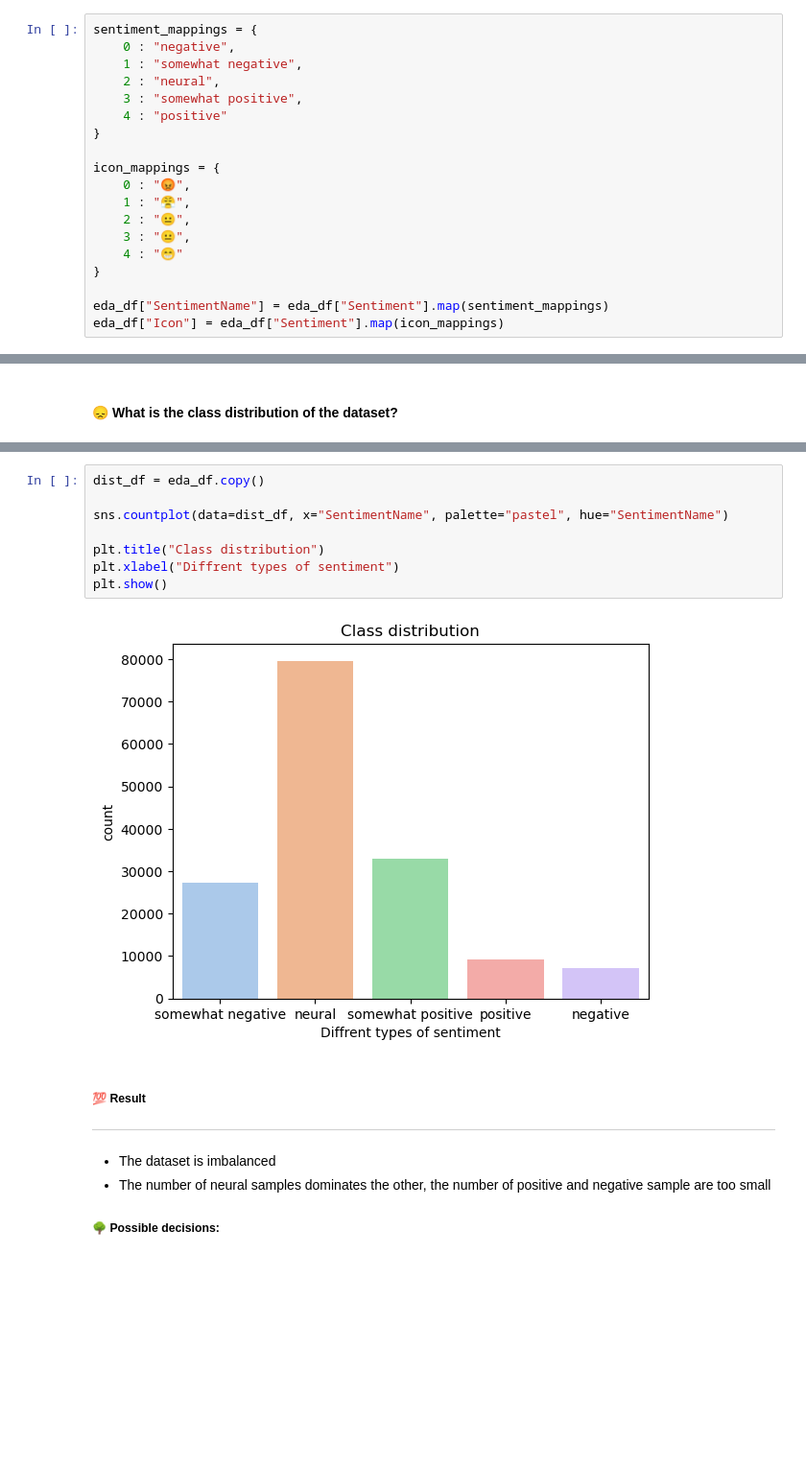
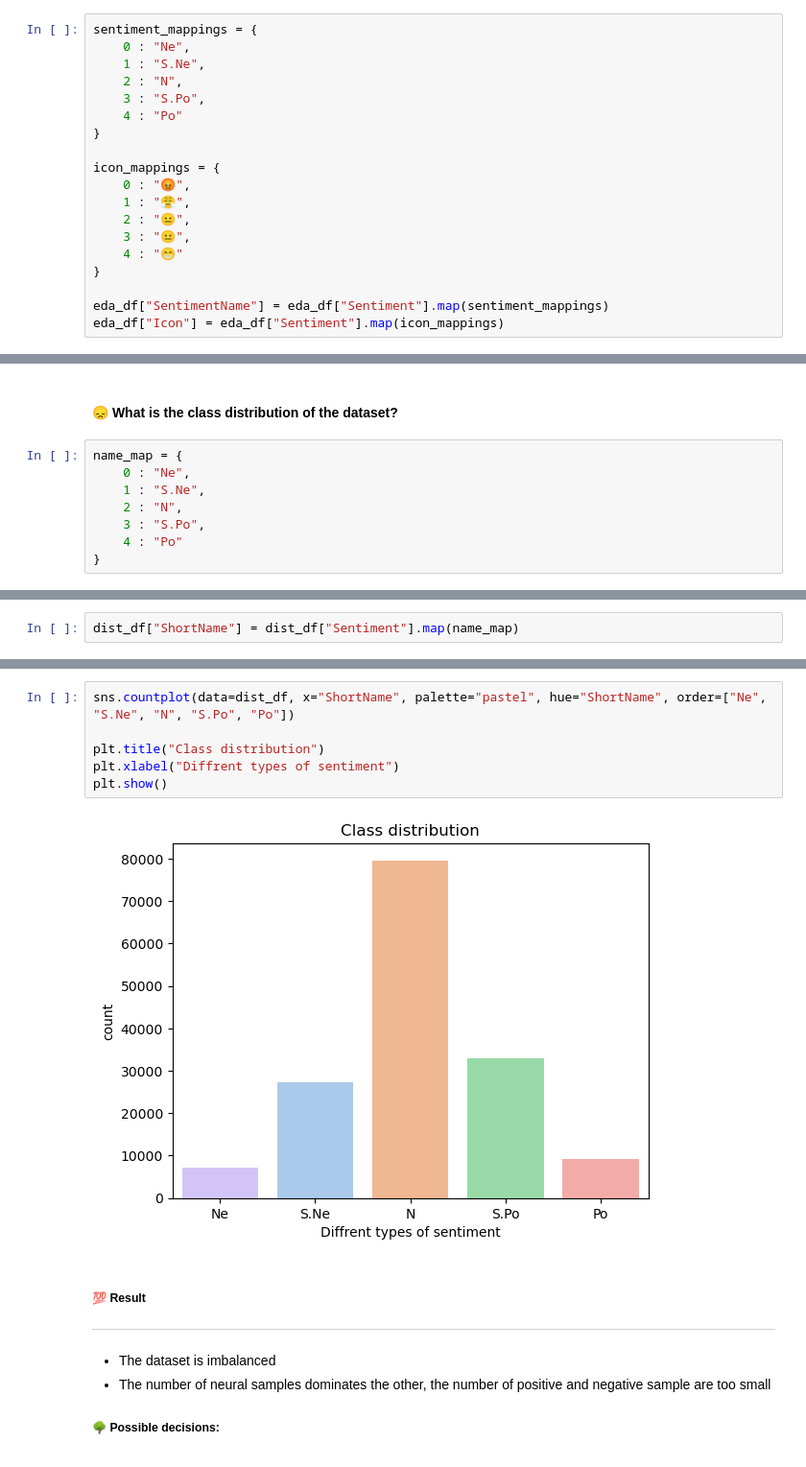
Before and after one commit to trungdung1711/sentiment-analysis-on-movie-reviews, a Jupyter notebook: notebooks/2_data_exploration.ipynb, the cells around one changed output, grey strips where cells are left out. Shown at 96% size. Drawn from its saved outputs; the diff is of its cells as text; blank space fills up the shorter version.

```diff
--- a/notebooks/2_data_exploration.ipynb
+++ b/notebooks/2_data_exploration.ipynb
@@ -79,11 +79,11 @@ memory usage: 4.8 MB
 eda_df = df.copy()
 # %%
 sentiment_mappings = {
-    0 : "negative",
-    1 : "somewhat negative",
-    2 : "neural",
-    3 : "somewhat positive",
-    4 : "positive"
+    0 : "Ne",
+    1 : "S.Ne",
+    2 : "N",
+    3 : "S.Po",
+    4 : "Po"
 }
 
 icon_mappings = {
@@ -154,3 +166,11 @@ sentences_df
 - There are 8529 independent sentences, the other sentences are generated using the technique "Each Sentence has been parsed into many phrases by the Stanford parser"
 # %% [markdown]
 #### 😞 What is the class distribution of the dataset?
+# %%
+name_map = {
+    0 : "Ne",
+    1 : "S.Ne",
+    2 : "N",
+    3 : "S.Po",
+    4 : "Po"
+}
@@ -156,0 +179,2 @@ sentences_df
+# %%
+dist_df["ShortName"] = dist_df["Sentiment"].map(name_map)
@@ -157,13 +190,11 @@ sentences_df
 # %%
-dist_df = eda_df.copy()
-
-sns.countplot(data=dist_df, x="SentimentName", palette="pastel", hue="SentimentName")
+sns.countplot(data=dist_df, x="ShortName", palette="pastel", hue="ShortName", order=["Ne", "S.Ne", "N", "S.Po", "Po"])
 
 plt.title("Class distribution")
 plt.xlabel("Diffrent types of sentiment")
 plt.show()
 # %% [output]
-[figure, old version]
+[figure, new version]
 # %% [markdown]
 ##### 💯 Result
 ---
```
Also changed, not shown: parts of 38 cells of this notebook.
